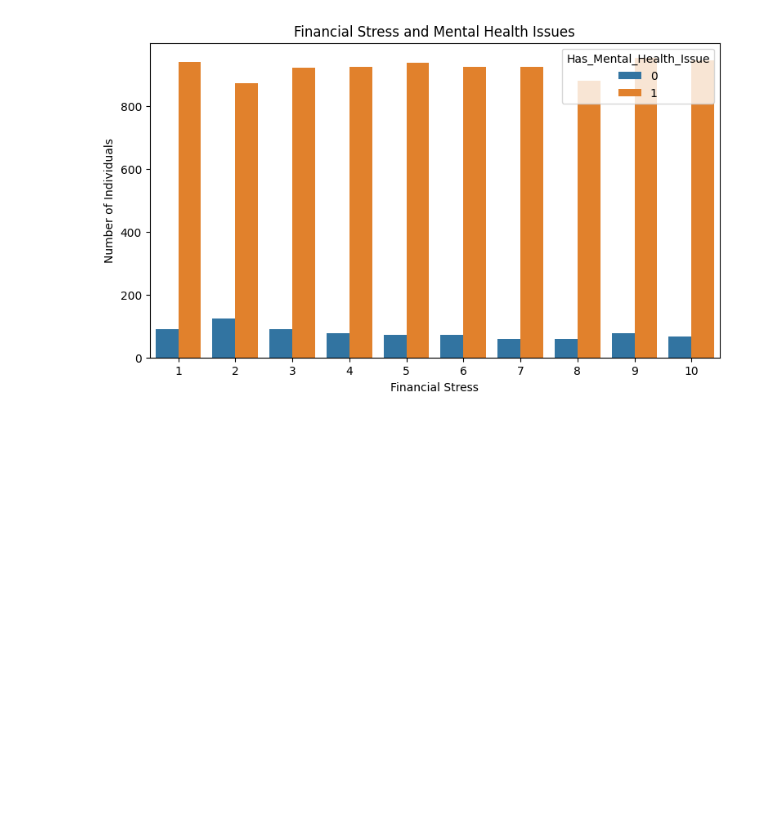
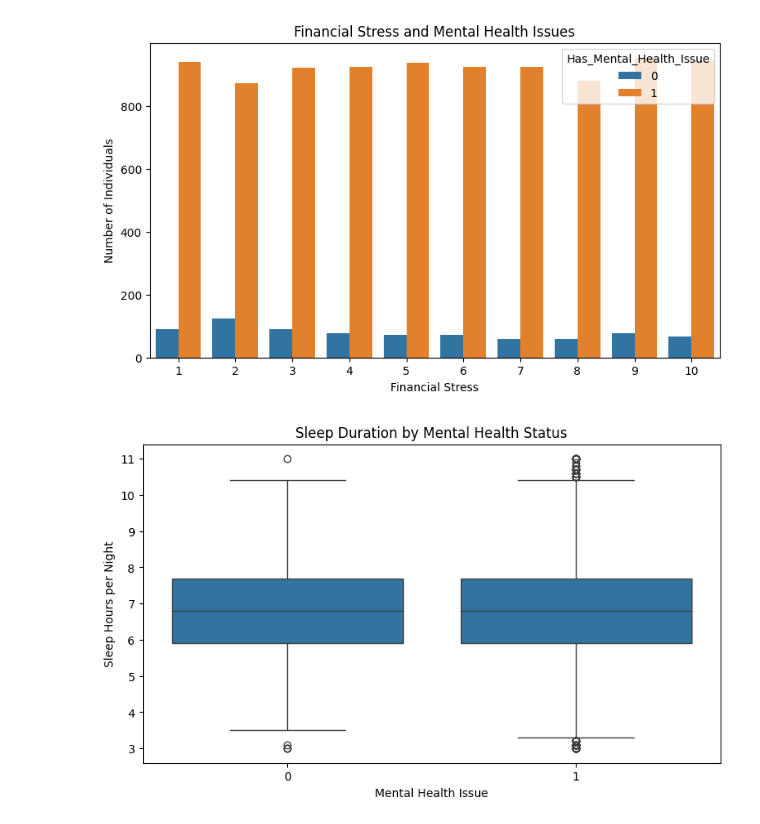
Before and after one commit to samifahim07/PsychWell-Predictive-Modeling, a Jupyter notebook: mental_health.ipynb, the cells around one changed output. Saved outputs shown, nothing was run; the diff lists cells and outputs as text; code cells hidden in the pictures; blank space fills up the shorter version.

```diff
--- a/mental_health.ipynb
+++ b/mental_health.ipynb
@@ -264,3 +264,19 @@ plt.ylabel('Number of Individuals')
 plt.show()
 # %% [output]
 [figure]
+# %%
+plt.figure(figsize=(9,5))
+
+sns.boxplot(
+    data=df,
+    x='Has_Mental_Health_Issue',
+    y='Sleep_Hours_Night'
+)
+
+plt.title('Sleep Duration by Mental Health Status')
+plt.xlabel('Mental Health Issue')
+plt.ylabel('Sleep Hours per Night')
+
+plt.show()
+# %% [output]
+[figure, added]
```
